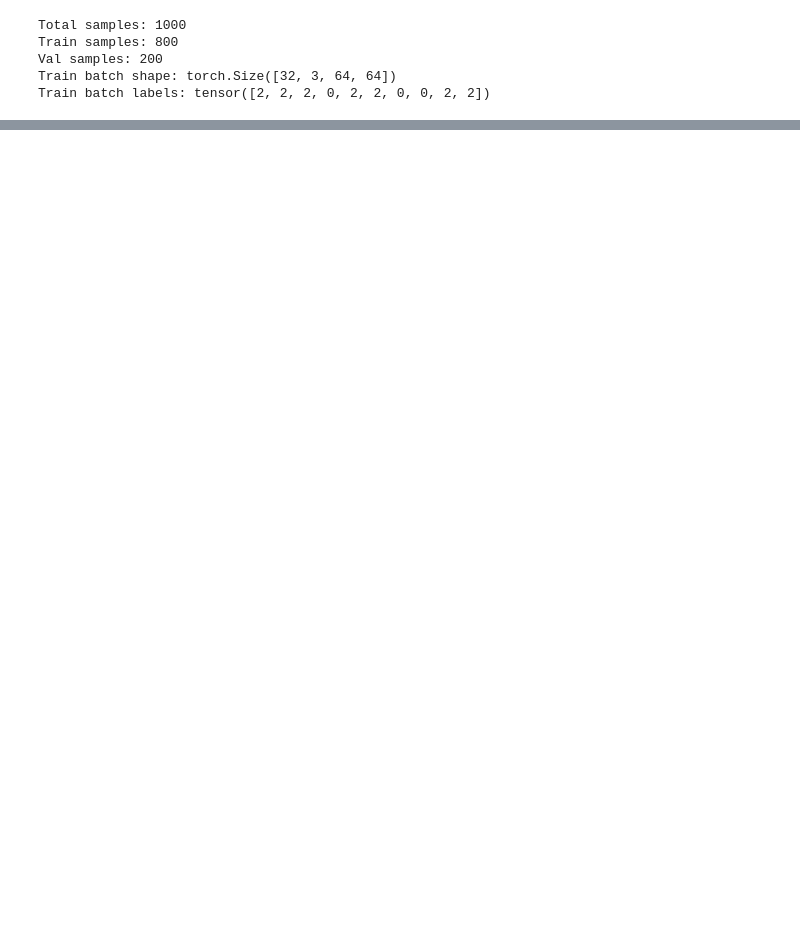
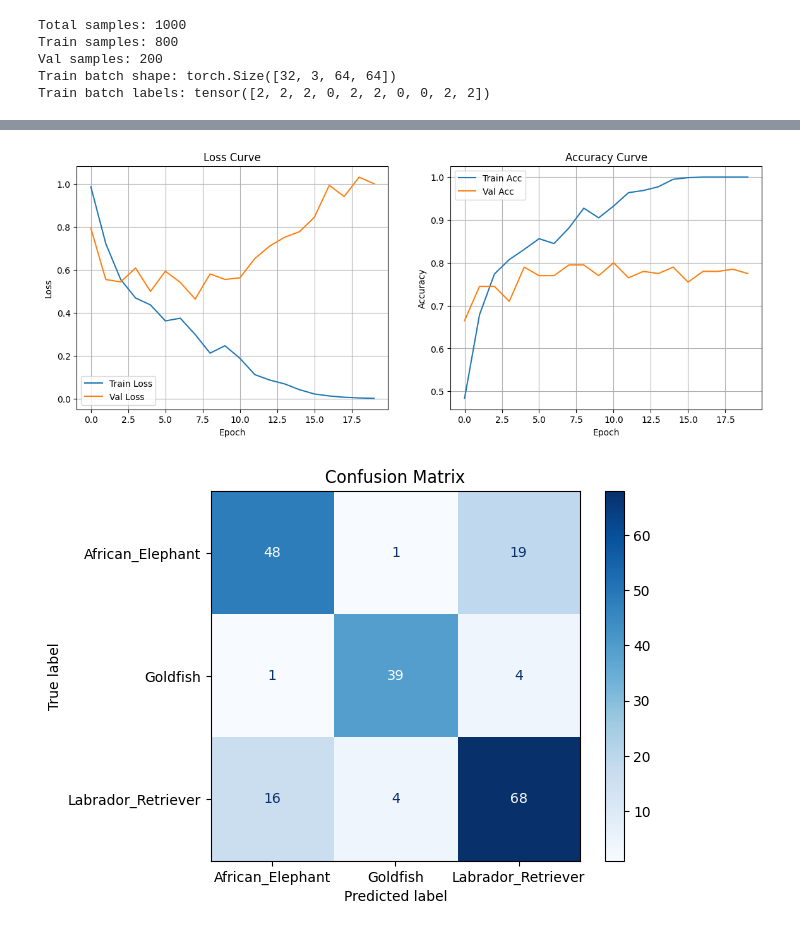
Before and after one commit to jcpan821/DL, a Jupyter notebook: 作業/HW2/hw2.ipynb, the cells around one changed output, grey strips where cells are left out. Drawn from its saved outputs; the diff is of its cells as text; code cells hidden in the pictures; blank space fills up the shorter version.

```diff
--- a/作業/HW2/hw2.ipynb
+++ b/作業/HW2/hw2.ipynb
@@ -200,0 +319,26 @@ class MyCNN(nn.Module):
+# %%
+device = torch.device("cuda" if torch.cuda.is_available() else "cpu")
+
+model = MyCNN().to(device)
+criterion = nn.CrossEntropyLoss()
+optimizer = torch.optim.Adam(model.parameters(), lr=1e-3)
+
+history = train_model(
+    model,
+    train_loader,
+    val_loader,
+    criterion,
+    optimizer,
+    device,
+    epochs=20
+)
+
+plot_learning_curves(history)
+
+plot_confusion_matrix(
+    model,
+    val_loader,
+    device,
+    class_names=list(dataset.class_to_idx.keys())
+)
+# %% [output]
@@ -200,0 +365,2 @@ class MyCNN(nn.Module):
+[figure, added]
+[figure, added]
```
Also changed, not shown: parts of 8 cells of this notebook.
